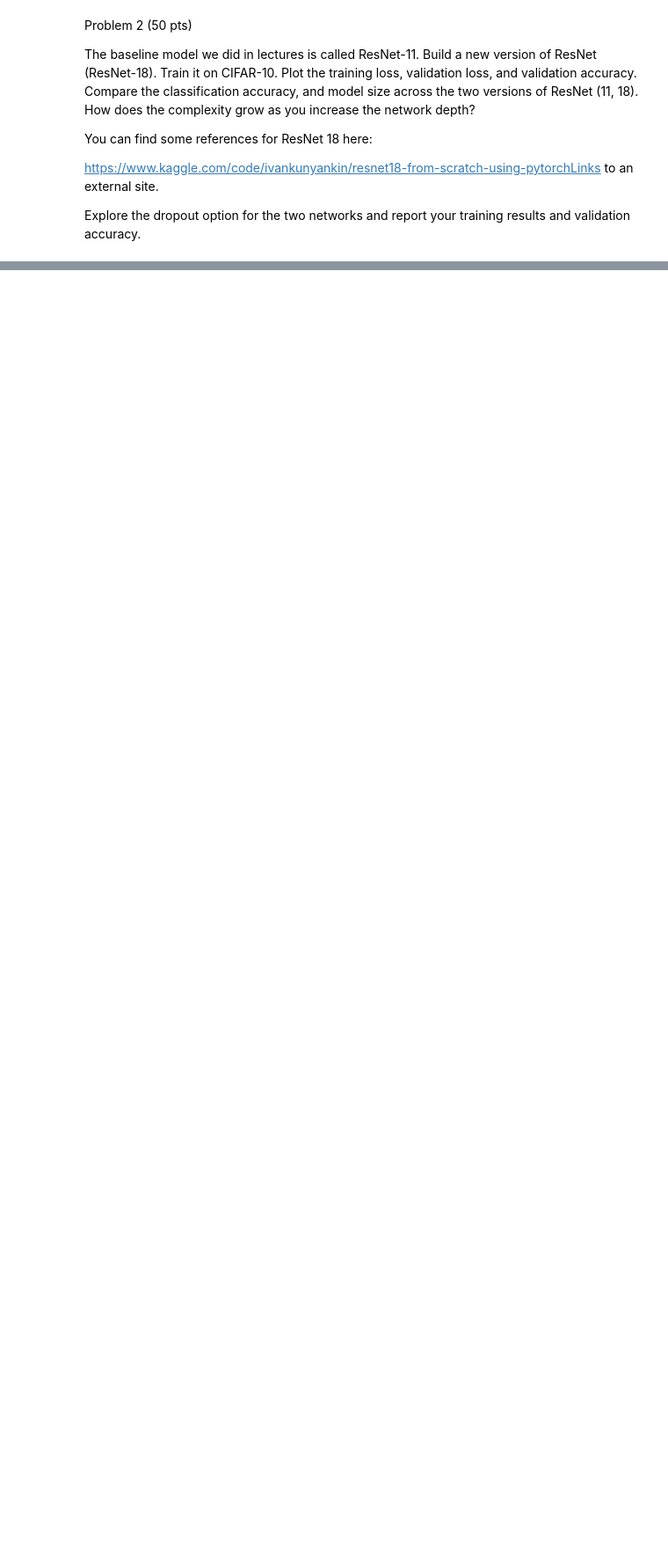
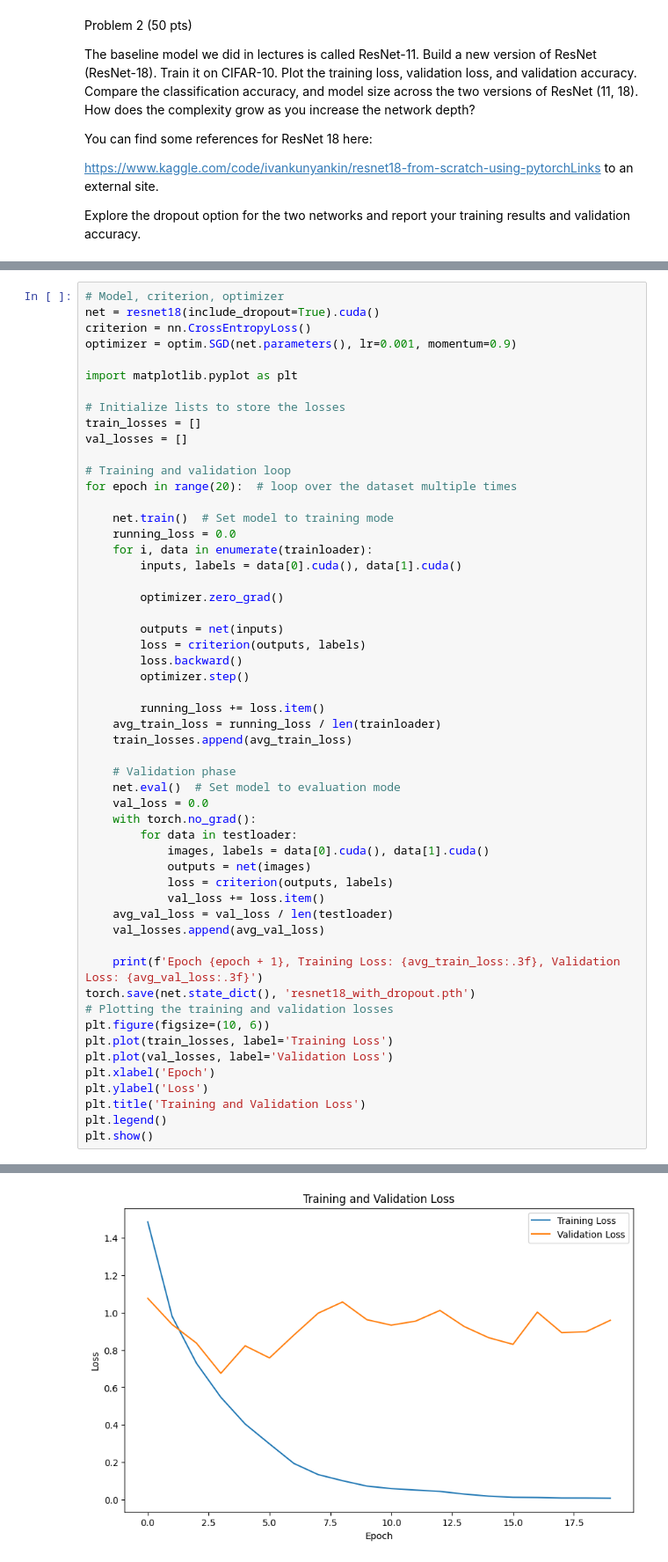
Before and after one commit to saikrishna1108/Intro_to_DL, a Jupyter notebook: Homework2_DL.ipynb, the cells around one changed output, grey strips where cells are left out. Shown at 88% size. Drawn from its saved outputs; the diff is of its cells as text; blank space fills up the shorter version.

```diff
--- a/Homework2_DL.ipynb
+++ b/Homework2_DL.ipynb
@@ -391,0 +367,55 @@ Finished Training
+# %%
+# Model, criterion, optimizer
+net = resnet18(include_dropout=True).cuda()
+criterion = nn.CrossEntropyLoss()
+optimizer = optim.SGD(net.parameters(), lr=0.001, momentum=0.9)
+
+import matplotlib.pyplot as plt
+
+# Initialize lists to store the losses
+train_losses = []
+val_losses = []
+
+# Training and validation loop
+for epoch in range(20):  # loop over the dataset multiple times
+
+    net.train()  # Set model to training mode
+    running_loss = 0.0
+    for i, data in enumerate(trainloader):
+        inputs, labels = data[0].cuda(), data[1].cuda()
+
+        optimizer.zero_grad()
+
+        outputs = net(inputs)
+        loss = criterion(outputs, labels)
+        loss.backward()
+        optimizer.step()
+
+        running_loss += loss.item()
+    avg_train_loss = running_loss / len(trainloader)
+    train_losses.append(avg_train_loss)
+
+    # Validation phase
+    net.eval()  # Set model to evaluation mode
+    val_loss = 0.0
+    with torch.no_grad():
+        for data in testloader:
+            images, labels = data[0].cuda(), data[1].cuda()
+            outputs = net(images)
+            loss = criterion(outputs, labels)
+            val_loss += loss.item()
+    avg_val_loss = val_loss / len(testloader)
+    val_losses.append(avg_val_loss)
+
+    print(f'Epoch {epoch + 1}, Training Loss: {avg_train_loss:.3f}, Validation Loss: {avg_val_loss:.3f}')
+torch.save(net.state_dict(), 'resnet18_with_dropout.pth')
+# Plotting the training and validation losses
+plt.figure(figsize=(10, 6))
+plt.plot(train_losses, label='Training Loss')
+plt.plot(val_losses, label='Validation Loss')
+plt.xlabel('Epoch')
+plt.ylabel('Loss')
+plt.title('Training and Validation Loss')
+plt.legend()
+plt.show()
+# %% [output]
@@ -392,3 +442,4 @@ Finished Training
+[figure, added]
 # %%
 net.eval()
 
```
Also changed, not shown: parts of 10 cells of this notebook.
